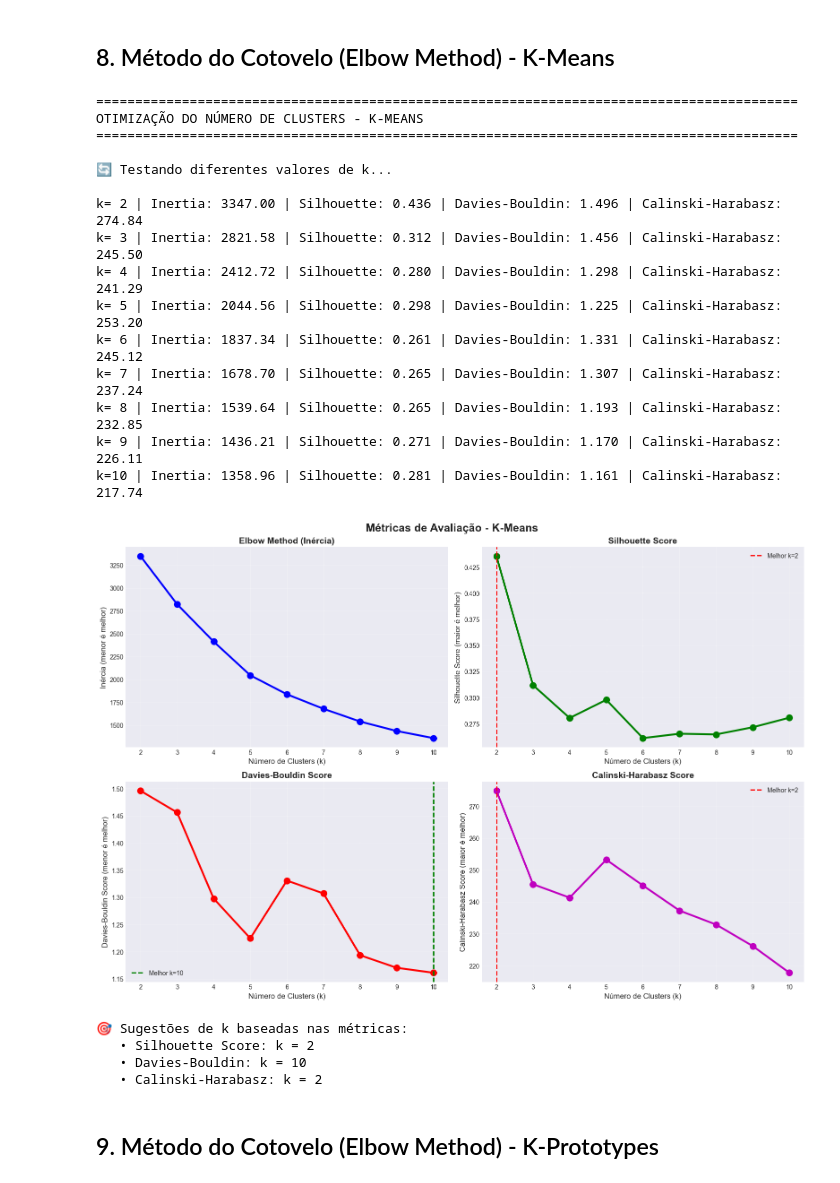
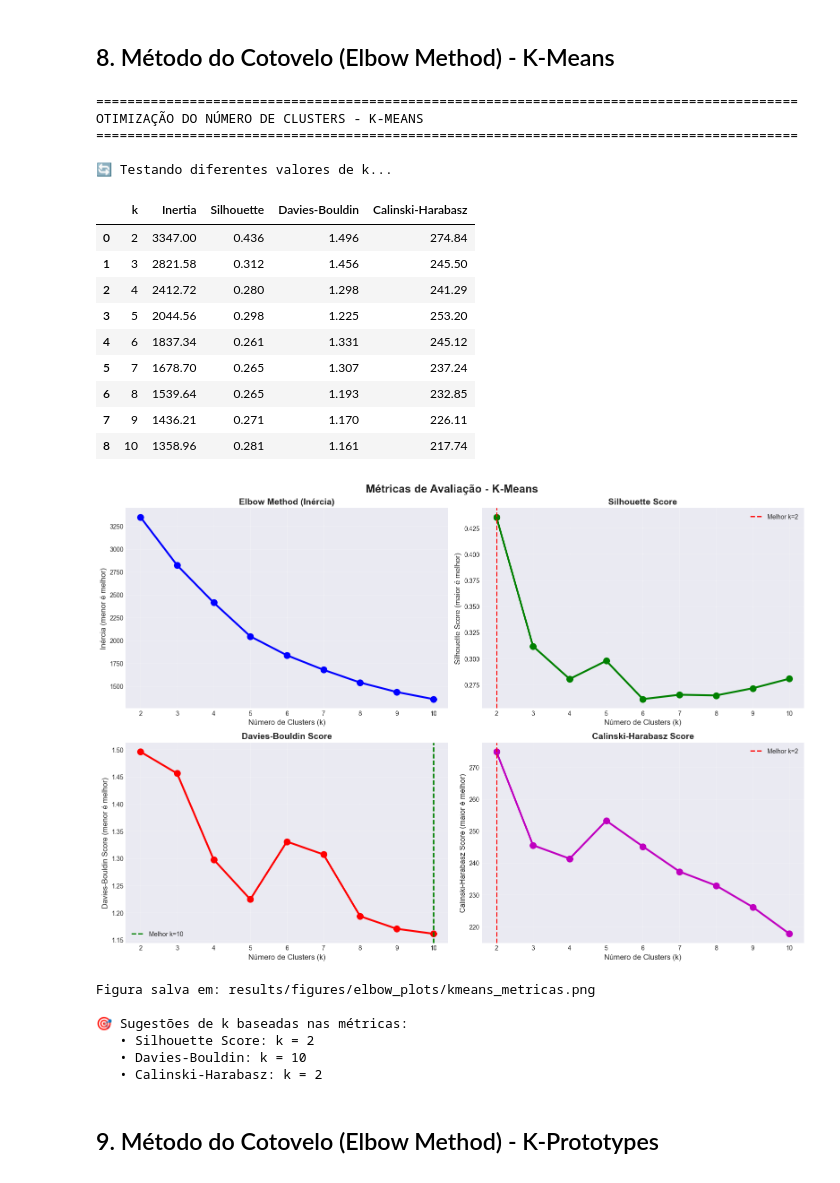
Before and after one commit to jvictornobre27/titanic-clustering-comparison, a Jupyter notebook: notebooks/titanic_clustering.ipynb, the cells around one changed output. Drawn from its saved outputs; the diff is of its cells as text; code cells hidden in the pictures.

```diff
--- a/notebooks/titanic_clustering.ipynb
+++ b/notebooks/titanic_clustering.ipynb
@@ -468,47 +536,53 @@ print("OTIMIZAÇÃO DO NÚMERO DE CLUSTERS - K-MEANS")
 print("=" * 90)
 
 k_range = range(2, 11)
 inertias_kmeans = []
 silhouette_scores_kmeans = []
 davies_bouldin_scores_kmeans = []
 calinski_harabasz_scores_kmeans = []
 
 print("\n🔄 Testando diferentes valores de k...\n")
 
+results_km = []
 for k in k_range:
-    # Treinando K-Means
     kmeans = KMeans(n_clusters=k, random_state=42, n_init=10, max_iter=300)
     labels = kmeans.fit_predict(df_kmeans)
 
-    # Calculando métricas
     inertia = kmeans.inertia_
     silhouette = silhouette_score(df_kmeans, labels)
     davies_bouldin = davies_bouldin_score(df_kmeans, labels)
     calinski_harabasz = calinski_harabasz_score(df_kmeans, labels)
 
     inertias_kmeans.append(inertia)
     silhouette_scores_kmeans.append(silhouette)
     davies_bouldin_scores_kmeans.append(davies_bouldin)
     calinski_harabasz_scores_kmeans.append(calinski_harabasz)
 
-    print(f"k={k:2d} | Inertia: {inertia:7.2f} | Silhouette: {silhouette:.3f} | "
-          f"Davies-Bouldin: {davies_bouldin:.3f} | Calinski-Harabasz: {calinski_harabasz:.2f}")
+    results_km.append({
+        'k': k,
+        'Inertia': f"{inertia:.2f}",
+        'Silhouette': f"{silhouette:.3f}",
+        'Davies-Bouldin': f"{davies_bouldin:.3f}",
+        'Calinski-Harabasz': f"{calinski_harabasz:.2f}"
+    })
+
+display(pd.DataFrame(results_km))
 # %% [output]
 ==========================================================================================
 OTIMIZAÇÃO DO NÚMERO DE CLUSTERS - K-MEANS
 ==========================================================================================
 
 🔄 Testando diferentes valores de k...
-
-k= 2 | Inertia: 3347.00 | Silhouette: 0.436 | Davies-Bouldin: 1.496 | Calinski-Harabasz: 274.84
-k= 3 | Inertia: 2821.58 | Silhouette: 0.312 | Davies-Bouldin: 1.456 | Calinski-Harabasz: 245.50
-k= 4 | Inertia: 2412.72 | Silhouette: 0.280 | Davies-Bouldin: 1.298 | Calinski-Harabasz: 241.29
-k= 5 | Inertia: 2044.56 | Silhouette: 0.298 | Davies-Bouldin: 1.225 | Calinski-Harabasz: 253.20
-k= 6 | Inertia: 1837.34 | Silhouette: 0.261 | Davies-Bouldin: 1.331 | Calinski-Harabasz: 245.12
-k= 7 | Inertia: 1678.70 | Silhouette: 0.265 | Davies-Bouldin: 1.307 | Calinski-Harabasz: 237.24
-k= 8 | Inertia: 1539.64 | Silhouette: 0.265 | Davies-Bouldin: 1.193 | Calinski-Harabasz: 232.85
-k= 9 | Inertia: 1436.21 | Silhouette: 0.271 | Davies-Bouldin: 1.170 | Calinski-Harabasz: 226.11
-k=10 | Inertia: 1358.96 | Silhouette: 0.281 | Davies-Bouldin: 1.161 | Calinski-Harabasz: 217.74
+|  | k | Inertia | Silhouette | Davies-Bouldin | Calinski-Harabasz |
+| 0 | 2 | 3347.00 | 0.436 | 1.496 | 274.84 |
+| 1 | 3 | 2821.58 | 0.312 | 1.456 | 245.50 |
+| 2 | 4 | 2412.72 | 0.280 | 1.298 | 241.29 |
+| 3 | 5 | 2044.56 | 0.298 | 1.225 | 253.20 |
+| 4 | 6 | 1837.34 | 0.261 | 1.331 | 245.12 |
+| 5 | 7 | 1678.70 | 0.265 | 1.307 | 237.24 |
+| 6 | 8 | 1539.64 | 0.265 | 1.193 | 232.85 |
+| 7 | 9 | 1436.21 | 0.271 | 1.170 | 226.11 |
+| 8 | 10 | 1358.96 | 0.281 | 1.161 | 217.74 |
 # %%
 # Visualização das métricas
 fig, axes = plt.subplots(2, 2, figsize=(16, 11))
@@ -556,7 +630,9 @@ axes[1, 1].axvline(best_k_ch, color='red', linestyle='--', linewidth=2, label=f'
 axes[1, 1].legend()
 
 plt.tight_layout()
+plt.savefig('results/figures/elbow_plots/kmeans_metricas.png', dpi=300, bbox_inches='tight')
 plt.show()
+print("Figura salva em: results/figures/elbow_plots/kmeans_metricas.png")
 
 print(f"\n🎯 Sugestões de k baseadas nas métricas:")
 print(f"   • Silhouette Score: k = {best_k_sil}")
@@ -564,6 +640,8 @@ print(f"   • Davies-Bouldin: k = {best_k_db}")
 print(f"   • Calinski-Harabasz: k = {best_k_ch}")
 # %% [output]
 [figure]
+Figura salva em: results/figures/elbow_plots/kmeans_metricas.png
+
 🎯 Sugestões de k baseadas nas métricas:
    • Silhouette Score: k = 2
    • Davies-Bouldin: k = 10
```
Also changed, not shown: parts of 16 cells of this notebook, 13 other files.
